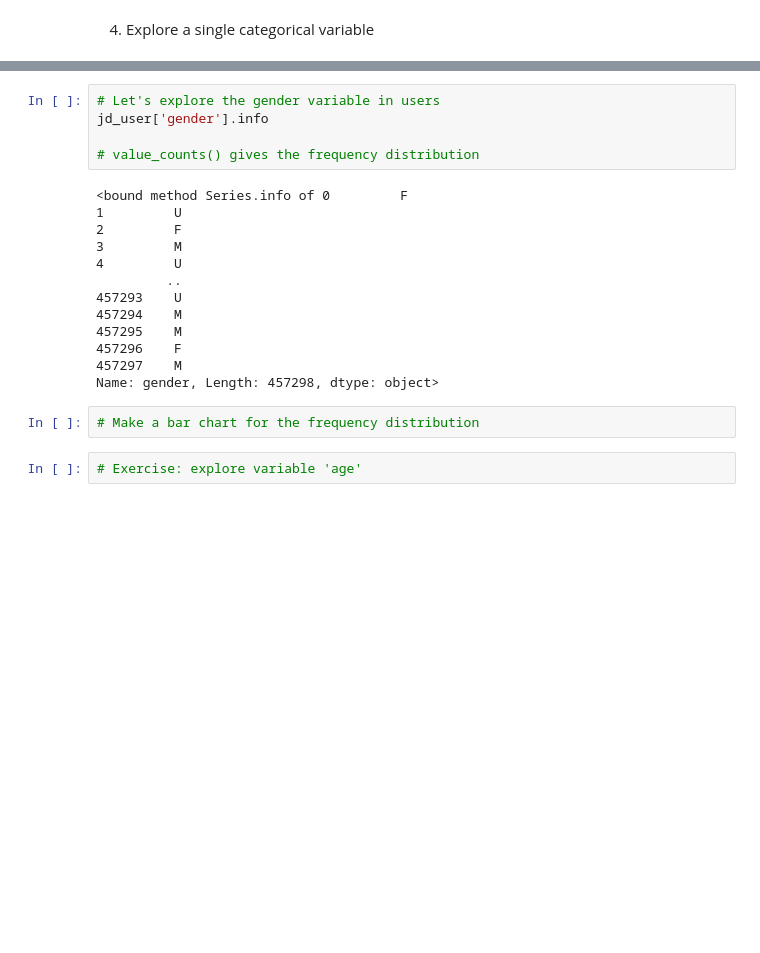
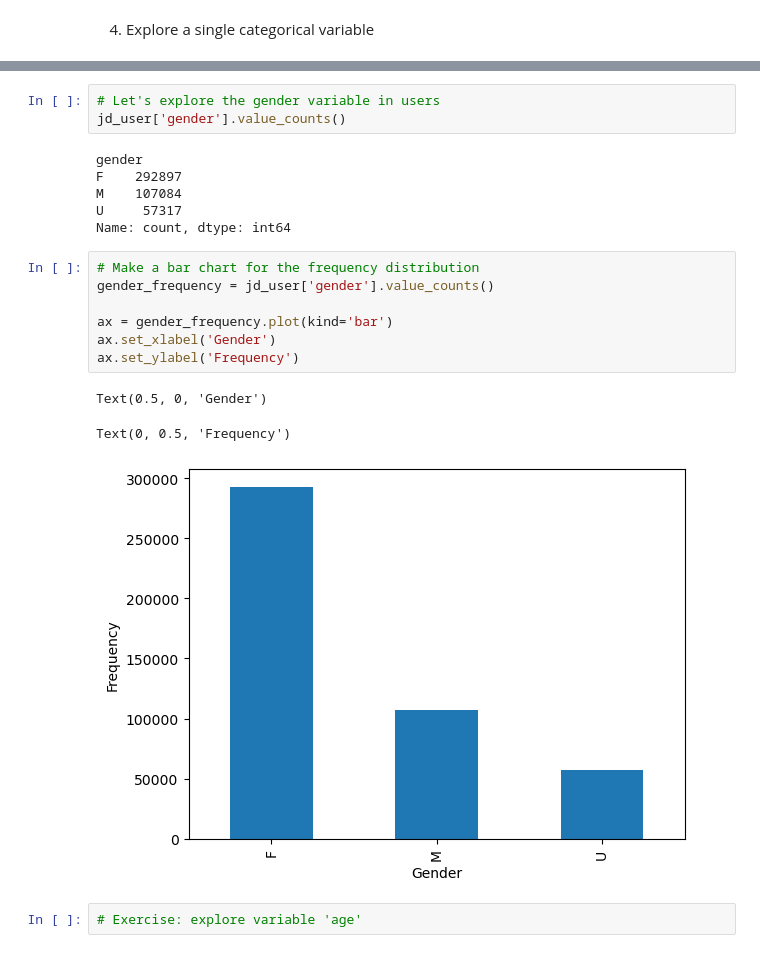
Before and after one commit to emilyneaville/DSCI-5240, a Jupyter notebook: Week 2/DSCI 5240 Data Exploration-Student.ipynb, the cells around one changed output, grey strips where cells are left out. Saved outputs shown, nothing was run; the diff lists cells and outputs as text; blank space fills up the shorter version.

```diff
--- a/Week 2/DSCI 5240 Data Exploration-Student.ipynb
+++ b/Week 2/DSCI 5240 Data Exploration-Student.ipynb
@@ -59,23 +76,23 @@ array(['26-35', 'U', '>=56', '36-45', '16-25', '46-55', '<=15'],
 # %%
 # Let's explore the gender variable in users
-jd_user['gender'].info
-
-# value_counts() gives the frequency distribution
+jd_user['gender'].value_counts()
 # %% [output]
-<bound method Series.info of 0         F
-1         U
-2         F
-3         M
-4         U
-         ..
-457293    U
-457294    M
-457295    M
-457296    F
-457297    M
-Name: gender, Length: 457298, dtype: object>
+gender
+F    292897
+M    107084
+U     57317
+Name: count, dtype: int64
 # %%
 # Make a bar chart for the frequency distribution
+gender_frequency = jd_user['gender'].value_counts()
+
+ax = gender_frequency.plot(kind='bar')
+ax.set_xlabel('Gender')
+ax.set_ylabel('Frequency')
+# %% [output]
+Text(0.5, 0, 'Gender')
+Text(0, 0.5, 'Frequency')
+[figure, added]
 # %%
 # Exercise: explore variable 'age'
 # %% [markdown]
```
Also changed, not shown: parts of 6 cells of this notebook.
